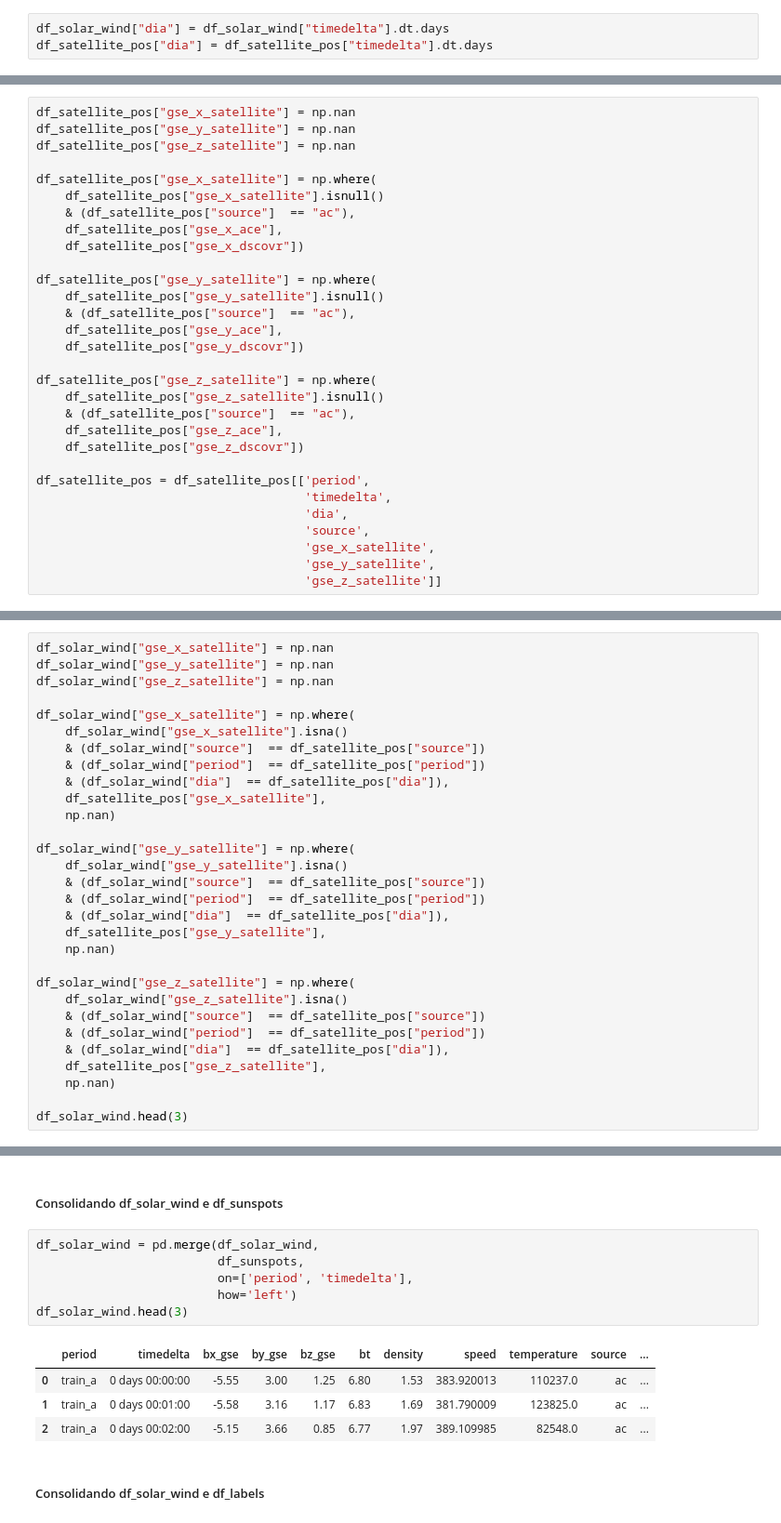
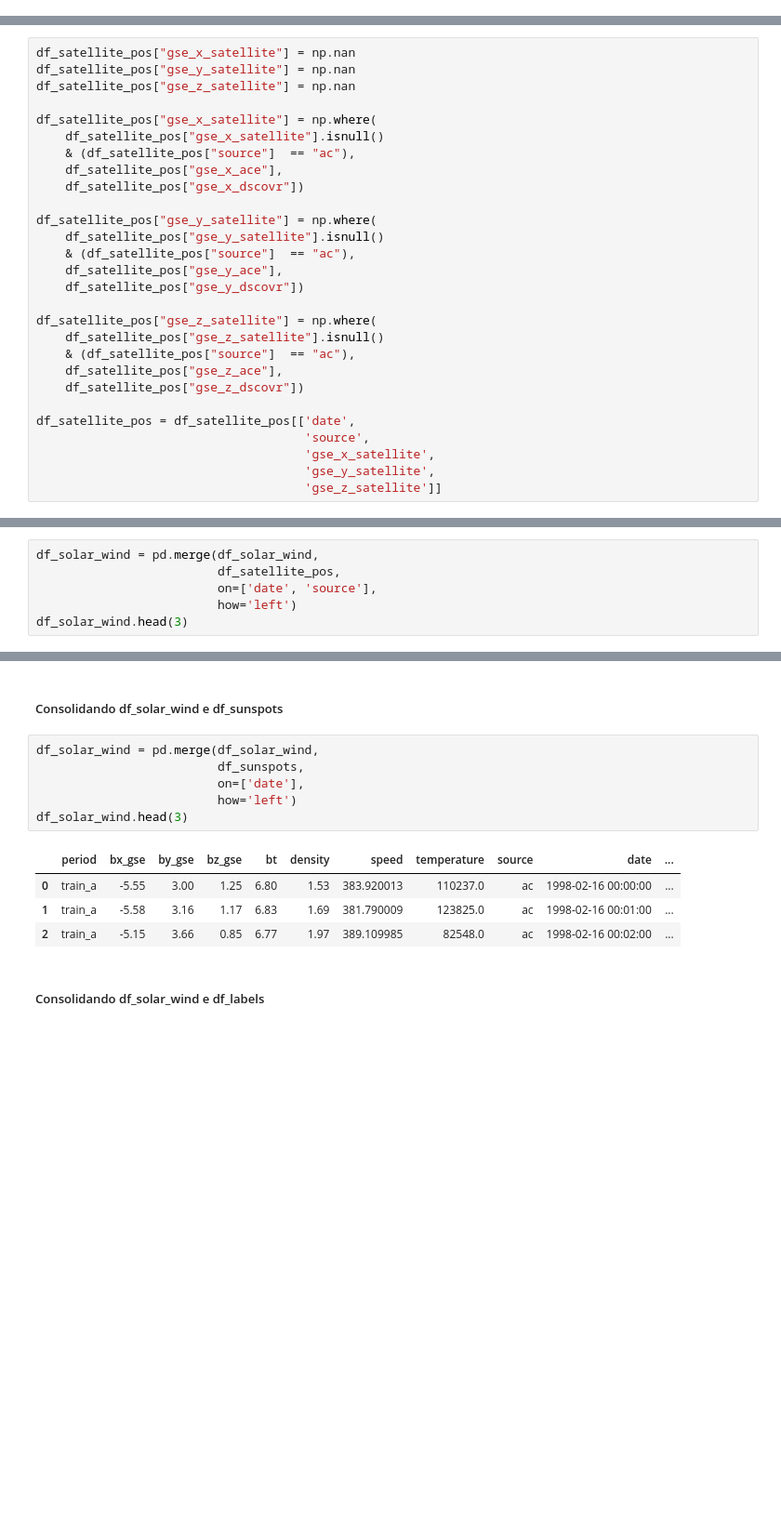
Before and after one commit to victorbuenoviana/vii_desafio_em_ciencia_de_dados, a Jupyter notebook: code/1_tratamento_consolidacao_segmentacao.ipynb, the cells around one changed output, grey strips where cells are left out. Shown: that part at 93% size. Saved outputs shown, nothing was run; the diff lists cells and outputs as text; blank space fills up the shorter version.

```diff
--- a/code/1_tratamento_consolidacao_segmentacao.ipynb
+++ b/code/1_tratamento_consolidacao_segmentacao.ipynb
@@ -296,3 +352,0 @@ df_solar_wind.head(3)
-# %%
-df_solar_wind["dia"] = df_solar_wind["timedelta"].dt.days
-df_satellite_pos["dia"] = df_satellite_pos["timedelta"].dt.days
@@ -324,42 +396,10 @@ df_satellite_pos["gse_z_satellite"] = np.where(
     df_satellite_pos["gse_z_ace"],
     df_satellite_pos["gse_z_dscovr"])
 
-df_satellite_pos = df_satellite_pos[['period',
-                                     'timedelta',
-                                     'dia',
+df_satellite_pos = df_satellite_pos[['date',
                                      'source',
                                      'gse_x_satellite',
                                      'gse_y_satellite',
                                      'gse_z_satellite']]
 # %% [markdown]
 ##### Consolidando df_solar_wind e df_satellite_pos
-# %%
-df_solar_wind["gse_x_satellite"] = np.nan
-df_solar_wind["gse_y_satellite"] = np.nan
-df_solar_wind["gse_z_satellite"] = np.nan
-
-df_solar_wind["gse_x_satellite"] = np.where(
-    df_solar_wind["gse_x_satellite"].isna()
-    & (df_solar_wind["source"]  == df_satellite_pos["source"])
-    & (df_solar_wind["period"]  == df_satellite_pos["period"])
-    & (df_solar_wind["dia"]  == df_satellite_pos["dia"]),
-    df_satellite_pos["gse_x_satellite"],
-    np.nan)
-
-df_solar_wind["gse_y_satellite"] = np.where(
-    df_solar_wind["gse_y_satellite"].isna()
-    & (df_solar_wind["source"]  == df_satellite_pos["source"])
-    & (df_solar_wind["period"]  == df_satellite_pos["period"])
-    & (df_solar_wind["dia"]  == df_satellite_pos["dia"]),
-    df_satellite_pos["gse_y_satellite"],
-    np.nan)
-
-df_solar_wind["gse_z_satellite"] = np.where(
-    df_solar_wind["gse_z_satellite"].isna()
-    & (df_solar_wind["source"]  == df_satellite_pos["source"])
-    & (df_solar_wind["period"]  == df_satellite_pos["period"])
-    & (df_solar_wind["dia"]  == df_satellite_pos["dia"]),
-    df_satellite_pos["gse_z_satellite"],
-    np.nan)
-
-df_solar_wind.head(3)
@@ -370,0 +406,6 @@ df_solar_wind.head(3)
+# %%
+df_solar_wind = pd.merge(df_solar_wind,
+                         df_satellite_pos,
+                         on=['date', 'source'],
+                         how='left')
+df_solar_wind.head(3)
@@ -373,14 +419,14 @@ df_solar_wind.head(3)
 # %%
 df_solar_wind = pd.merge(df_solar_wind,
                          df_sunspots,
-                         on=['period', 'timedelta'],
+                         on=['date'],
                          how='left')
 df_solar_wind.head(3)
 # %% [output]
-|  | period | timedelta | bx_gse | by_gse | bz_gse | bt | density | speed | temperature | source | ... |
-| 0 | train_a | 0 days 00:00:00 | -5.55 | 3.00 | 1.25 | 6.80 | 1.53 | 383.920013 | 110237.0 | ac | ... |
-| 1 | train_a | 0 days 00:01:00 | -5.58 | 3.16 | 1.17 | 6.83 | 1.69 | 381.790009 | 123825.0 | ac | ... |
-| 2 | train_a | 0 days 00:02:00 | -5.15 | 3.66 | 0.85 | 6.77 | 1.97 | 389.109985 | 82548.0 | ac | ... |
+|  | period | bx_gse | by_gse | bz_gse | bt | density | speed | temperature | source | date | ... |
+| 0 | train_a | -5.55 | 3.00 | 1.25 | 6.80 | 1.53 | 383.920013 | 110237.0 | ac | 1998-02-16 00:00:00 | ... |
+| 1 | train_a | -5.58 | 3.16 | 1.17 | 6.83 | 1.69 | 381.790009 | 123825.0 | ac | 1998-02-16 00:01:00 | ... |
+| 2 | train_a | -5.15 | 3.66 | 0.85 | 6.77 | 1.97 | 389.109985 | 82548.0 | ac | 1998-02-16 00:02:00 | ... |
 # %% [markdown]
 ##### Consolidando df_solar_wind e df_labels
 # %%
```
Also changed, not shown: parts of 25 cells of this notebook, 6 other files.
